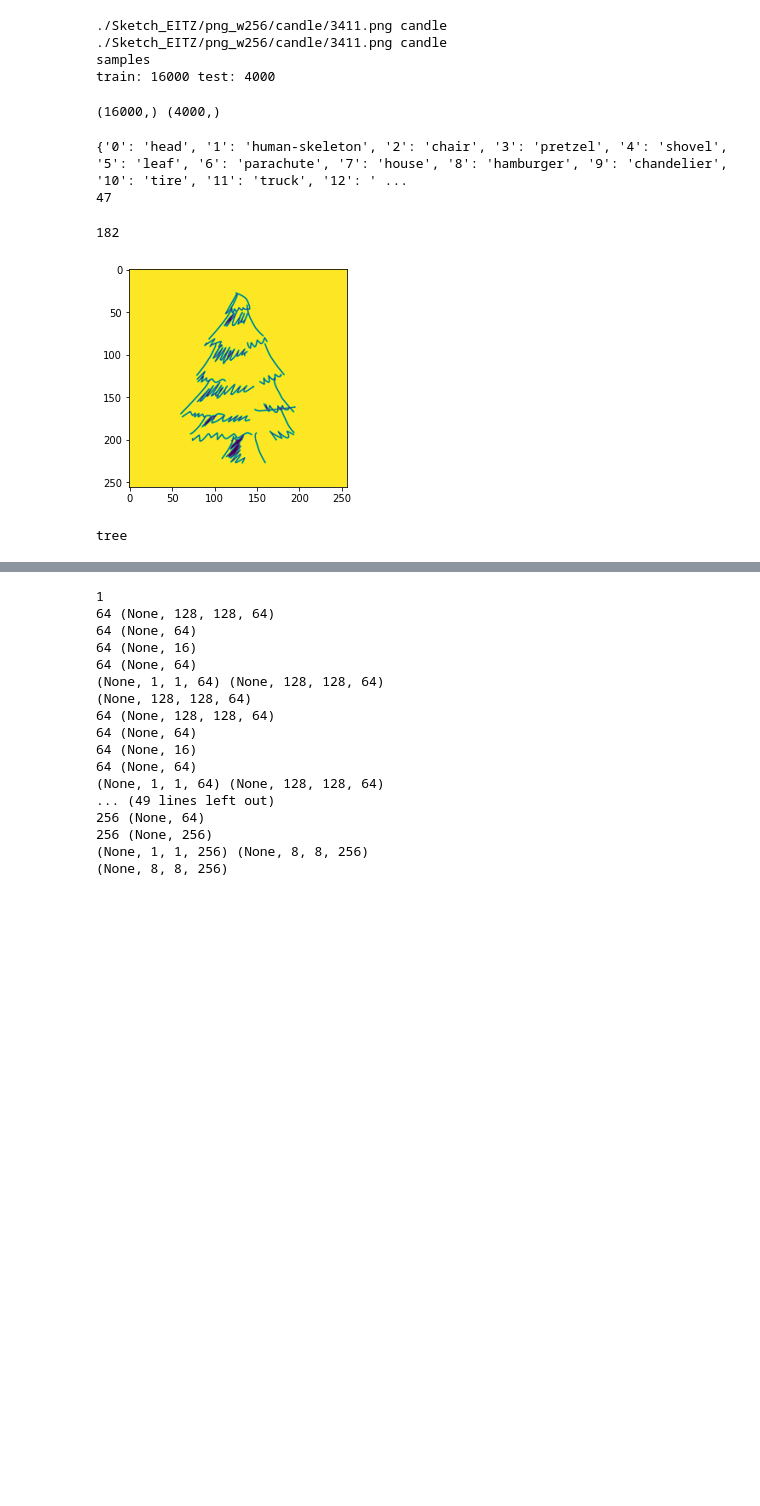
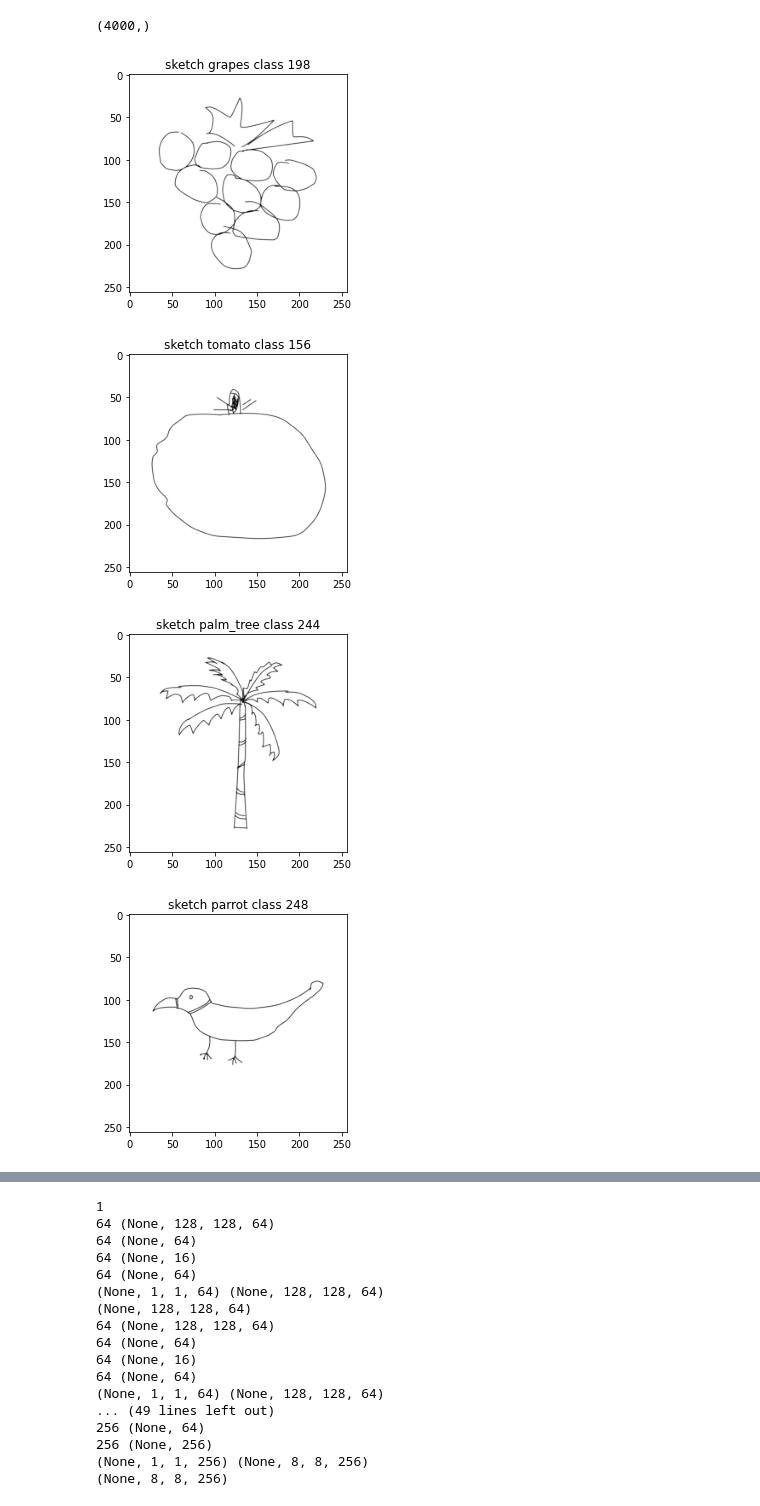
Before and after one commit to MartinVIllesca/CC6204, a Jupyter notebook: CC7221/tarea1/squeeze_n_excitation.ipynb, the cells around one changed output, grey strips where cells are left out. Drawn from its saved outputs; the diff is of its cells as text; code cells hidden in the pictures; blank space fills up the shorter version.

```diff
--- a/CC7221/tarea1/squeeze_n_excitation.ipynb
+++ b/CC7221/tarea1/squeeze_n_excitation.ipynb
@@ -73,27 +97,23 @@ keras.backend.clear_session()
 # se debe crear el dataset
 data_dir = './Sketch_EITZ'
 
-real_labels = {}
+real_labels = []
 mapping = './Sketch_EITZ/mapping.txt'
 with open(mapping) as file:
     for ln in file:
         arg, label = ln.strip().split('\t')
-        real_labels[label] = arg
+        real_labels.append(arg)
+real_labels = np.array(real_labels)
 
-train_images, y_train = read_data_from_file(data_dir, 'train')
+# train_images, y_train = read_data_from_file(data_dir, 'train')
 test_images, test_labels = read_data_from_file(data_dir, 'test')
 
-print(train_images[10], real_labels[str(y_train[10])])
+# print(train_images[10], real_labels[str(y_train[10])])
 
-print(train_images[10], real_labels[str(y_train[10])])
+# print(train_images[10], real_labels[str(y_train[10])])
 
-a = 'samples\ntrain: {} test: {}\t'
-print(a.format(len(train_images), len(test_images)))
+# a = 'samples\ntrain: {} test: {}\t'
+# print(a.format(len(train_images), len(test_images)))
-# %% [output]
-./Sketch_EITZ/png_w256/candle/3411.png candle
-./Sketch_EITZ/png_w256/candle/3411.png candle
-samples
-train: 16000 test: 4000
 # %%
 def get_numpy_array(images):
     X = []
@@ -111,24 +131,29 @@ X_train = get_numpy_array(train_images)
 X_test = get_numpy_array(test_images)
 # %%
-y_train = np.array(y_train)
+# y_train = np.array(y_train)
 y_test = np.array(test_labels)
-print(y_train.shape, y_test.shape)
+# print(y_train.shape, y_test.shape)
+print(y_test.shape)
 # %% [output]
-(16000,) (4000,)
+(4000,)
 # %%
-print(real_labels)
-print(y_train[0])
+# print(real_labels)
+# print(y_train[0])
-# %% [output]
-{'0': 'head', '1': 'human-skeleton', '2': 'chair', '3': 'pretzel', '4': 'shovel', '5': 'leaf', '6': 'parachute', '7': 'house', '8': 'hamburger', '9': 'chandelier', '10': 'tire', '11': 'truck', '12': ' ...
-47
 # %%
-n = 1000
+# n = 1000
 
-print(y_train[n])
-plt.imshow(X_train[n].reshape((img_size,img_size)))
-plt.show()
-print(real_labels[str(y_train[n])])
+# print(y_train[n])
+# plt.imshow(X_train[n].reshape((img_size,img_size)))
+# plt.show()
+# print(real_labels[str(y_train[n])])
-# %% [output]
-182
-[figure, removed]
-tree
+# %%
+for n in range(10):
+  n = np.random.randint(0, len(y_test), size=1)[0]
+  plt.imshow(X_test[n].reshape((img_size,img_size)), cmap='Greys_r')
+  plt.title('sketch {} class {}'.format(real_labels[y_test[n]], y_test[n]))
+  plt.show()
+# %% [output]
+[figure, added]
+[figure, added]
+[figure, added]
+[figure, added]
```
Also changed, not shown: parts of 23 cells of this notebook.
